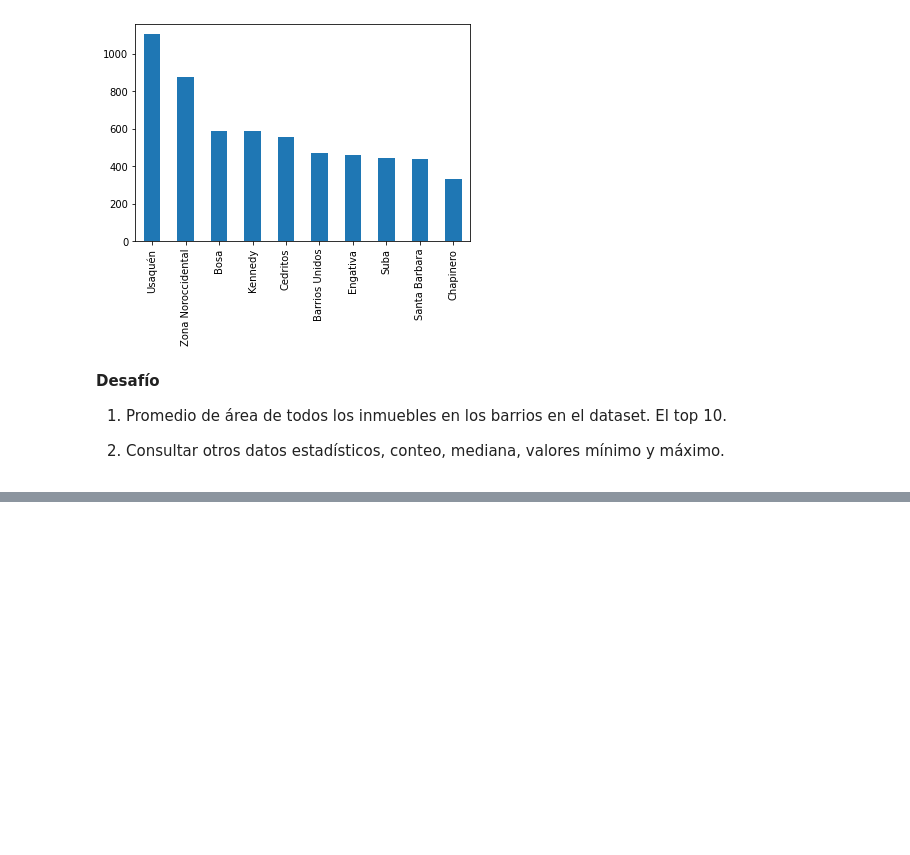
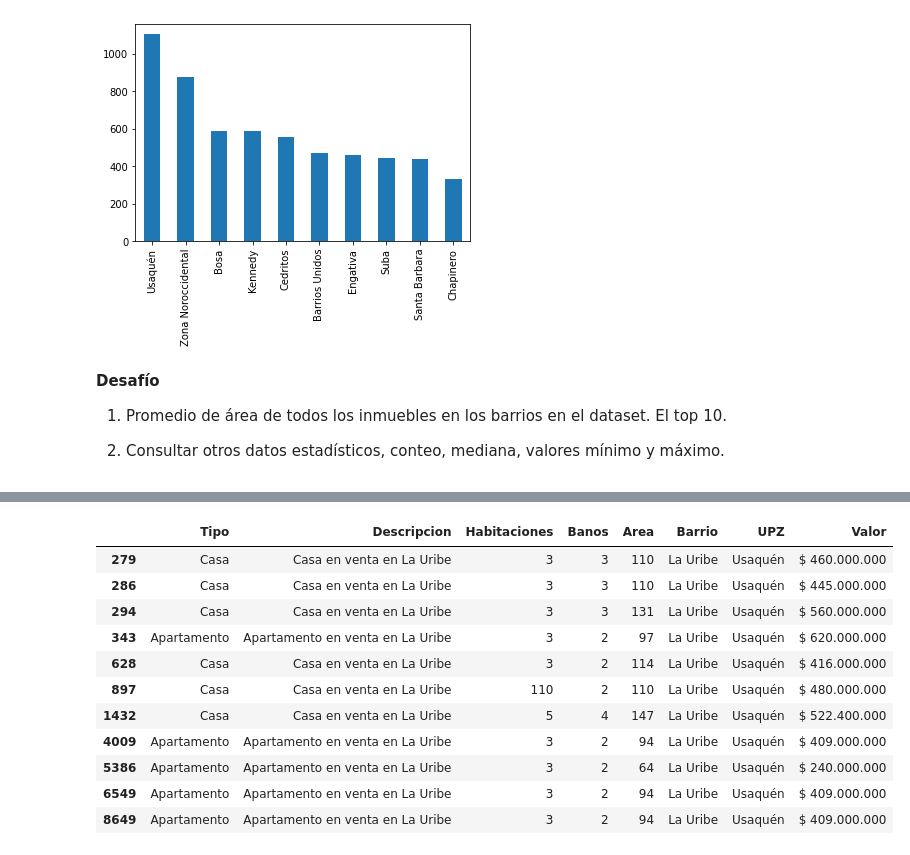
Before and after one commit to Ayuya2001/INMERSION_DE_DATOS, a Jupyter notebook: INMERSION_DE_DATOS_AULA_1.ipynb, the cells around one changed output, grey strips where cells are left out. Drawn from its saved outputs; the diff is of its cells as text; code cells hidden in the pictures; blank space fills up the shorter version.

```diff
--- a/INMERSION_DE_DATOS_AULA_1.ipynb
+++ b/INMERSION_DE_DATOS_AULA_1.ipynb
@@ -219,0 +297,16 @@ inmuebles_barrio.head(10).plot.bar()
+# %%
+uribes = inmuebles[barrio_uribe]
+uribes
+# %% [output]
+|  | Tipo | Descripcion | Habitaciones | Banos | Area | Barrio | UPZ | Valor |
+| 279 | Casa | Casa en venta en La Uribe | 3 | 3 | 110 | La Uribe | Usaquén | $ 460.000.000 |
+| 286 | Casa | Casa en venta en La Uribe | 3 | 3 | 110 | La Uribe | Usaquén | $ 445.000.000 |
+| 294 | Casa | Casa en venta en La Uribe | 3 | 3 | 131 | La Uribe | Usaquén | $ 560.000.000 |
+| 343 | Apartamento | Apartamento en venta en La Uribe | 3 | 2 | 97 | La Uribe | Usaquén | $ 620.000.000 |
+| 628 | Casa | Casa en venta en La Uribe | 3 | 2 | 114 | La Uribe | Usaquén | $ 416.000.000 |
+| 897 | Casa | Casa en venta en La Uribe | 110 | 2 | 110 | La Uribe | Usaquén | $ 480.000.000 |
+| 1432 | Casa | Casa en venta en La Uribe | 5 | 4 | 147 | La Uribe | Usaquén | $ 522.400.000 |
+| 4009 | Apartamento | Apartamento en venta en La Uribe | 3 | 2 | 94 | La Uribe | Usaquén | $ 409.000.000 |
+| 5386 | Apartamento | Apartamento en venta en La Uribe | 3 | 2 | 64 | La Uribe | Usaquén | $ 240.000.000 |
+| 6549 | Apartamento | Apartamento en venta en La Uribe | 3 | 2 | 94 | La Uribe | Usaquén | $ 409.000.000 |
+| 8649 | Apartamento | Apartamento en venta en La Uribe | 3 | 2 | 94 | La Uribe | Usaquén | $ 409.000.000 |
```
Also changed, not shown: parts of 15 cells of this notebook.
